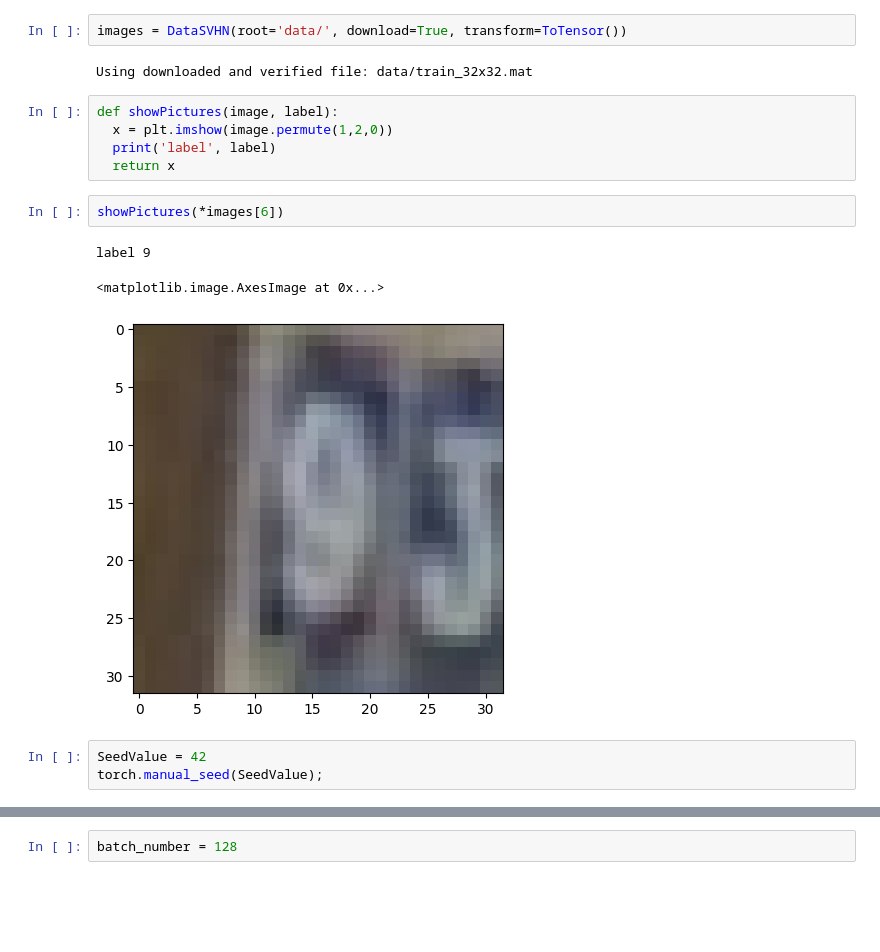
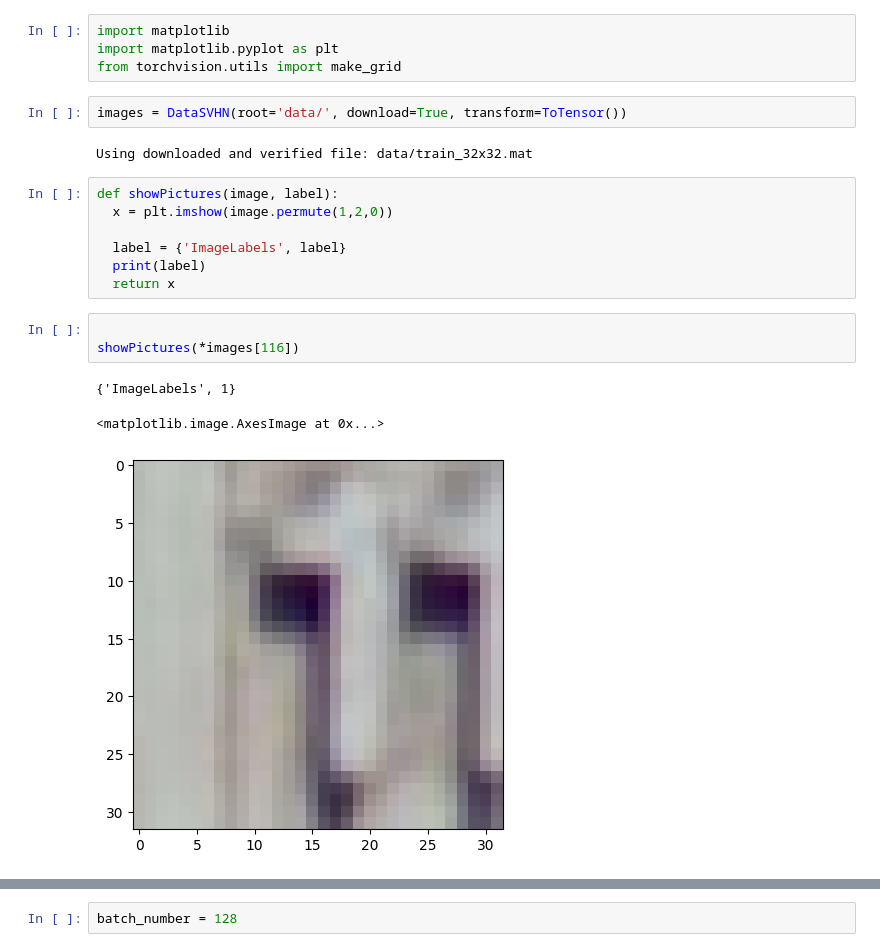
Before and after one commit to Birajpokharel11/SVHN-pictures, a Jupyter notebook: Untitled14.ipynb, the cells around one changed output, grey strips where cells are left out. Drawn from its saved outputs; the diff is of its cells as text; blank space fills up the shorter version.

```diff
--- a/Untitled14.ipynb
+++ b/Untitled14.ipynb
@@ -15,6 +13,10 @@ from torch.utils.data.dataloader import DataLoader
 from torch.utils.data import random_split
 import torchvision
 import torch.optim as optim
+# %%
+import matplotlib
+import matplotlib.pyplot as plt
+from torchvision.utils import make_grid
 # %%
 images = DataSVHN(root='data/', download=True, transform=ToTensor())
 # %% [output]
@@ -22,15 +24,15 @@ Using downloaded and verified file: data/train_32x32.mat
 # %%
 def showPictures(image, label):
   x = plt.imshow(image.permute(1,2,0))
-  print('label', label)
+
+  label = {'ImageLabels', label}
+  print(label)
   return x
-# %%
-showPictures(*images[6])
-# %% [output]
-label 9
-<matplotlib.image.AxesImage at 0x...>
-[figure, removed]
-# %%
-SeedValue = 42
-torch.manual_seed(SeedValue);
+# %%
+
+showPictures(*images[116])
+# %% [output]
+{'ImageLabels', 1}
+<matplotlib.image.AxesImage at 0x...>
+[figure, added]
 # %%
```
Also changed, not shown: parts of 24 cells of this notebook.
